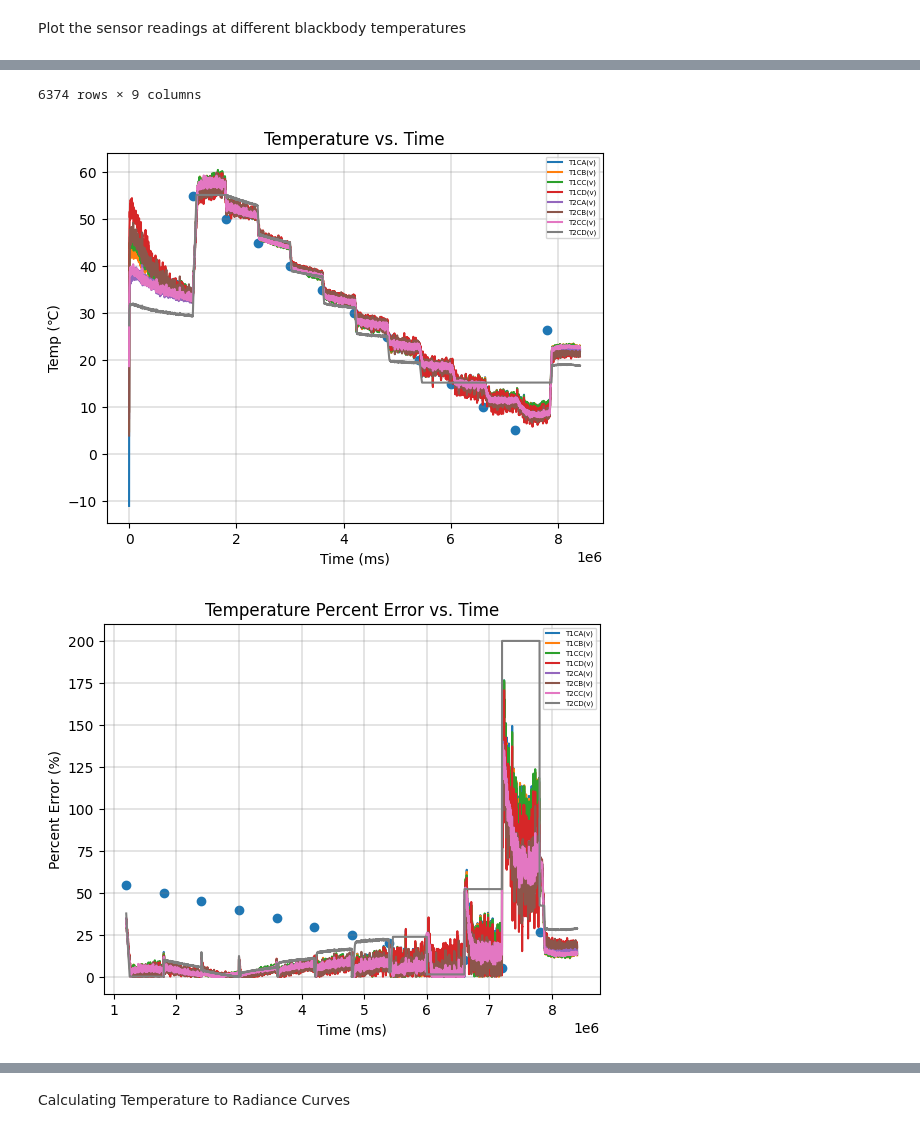
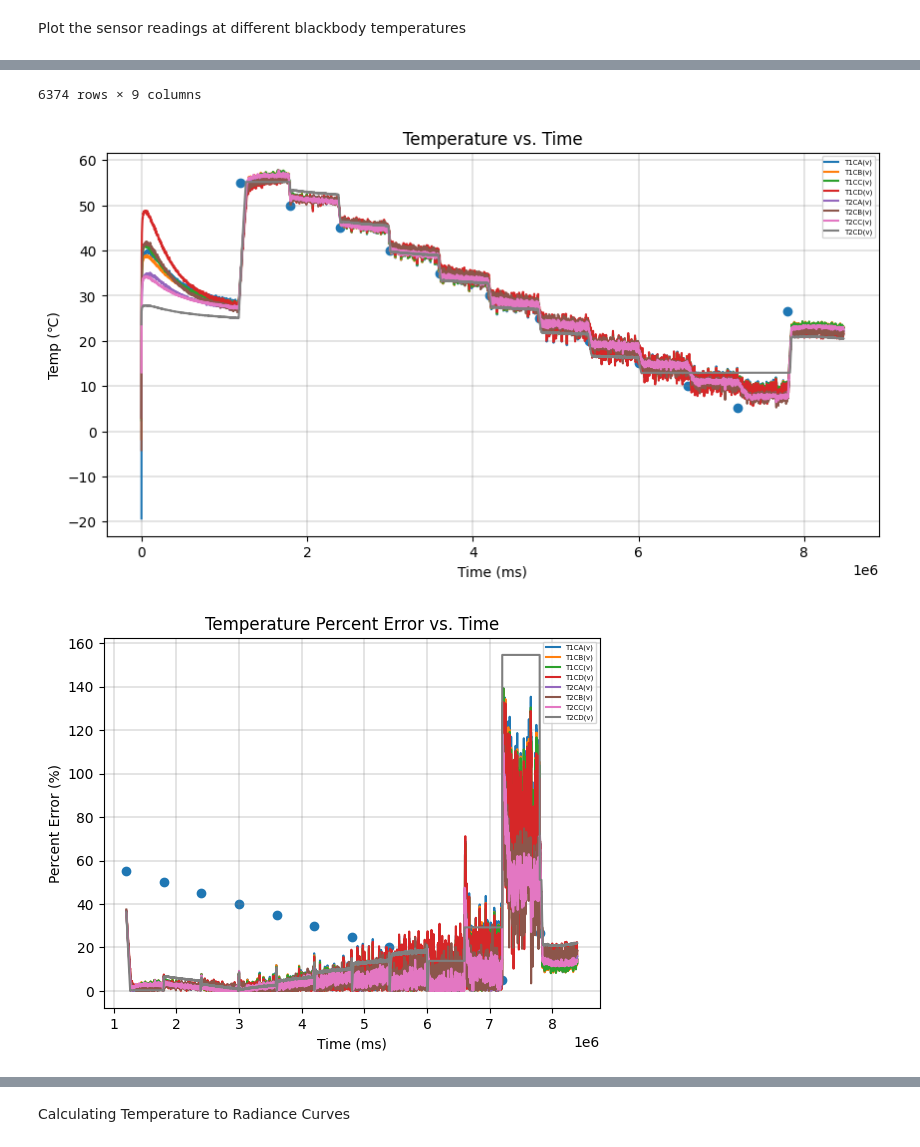
Before and after one commit to RIT-Landsat-Field-Radiometers/Chamber-Testing, a Jupyter notebook: radiometer_jupyter.ipynb, the cells around one changed output, grey strips where cells are left out. Saved outputs shown, nothing was run; the diff lists cells and outputs as text; code cells hidden in the pictures.

```diff
--- a/radiometer_jupyter.ipynb
+++ b/radiometer_jupyter.ipynb
@@ -8,7 +8,7 @@ from IPython.display import display
 from scipy.optimize import curve_fit
 
 if __name__ == '__main__':
-     sensor_file = 'Data/radiometer1_30_5-55_061623_sensor.csv'
+     sensor_file = 'Data/radiometer1_25_5-55_061523_sensor.csv'
      bb_file = 'Data/radiometer1_30_5-55_061623_BB.txt'
 
      bb_df = pd.read_csv(bb_file)
@@ -65,11 +65,15 @@ Plot the sensor readings at different blackbody temperatures
 temp_max_min = pd.DataFrame()
 temp_plots = plt.figure().tight_layout()
 i = 1
+
 for key in temp_dict:
-    plt.subplot(3, 4, i)
+    ax = plt.subplot(3, 4, i)
+    plt.subplots_adjust(left=0.1, right=1.9, bottom=0.1, top=0.9, wspace=0.1, hspace=1)
+
     plt.plot(temp_dict[key].loc[:,"Time(ms)"], temp_dict[key].loc[:,channel_col])
     plt.title(key)
     plt.ylabel("Voltage")
+    plt.xlabel("Time(ms)")
     plt.legend(channel_col, fontsize = 5)
     i += 1
     max_temp = temp_dict[key].max()
@@ -85,5 +89,6 @@ plt.show()
 # %%
-for key in temp_dict:
+#create histograms for each channel
+""" for key in temp_dict:
     plt.figure()
     temp = temp_dict[key]
     i = 1
@@ -91,5 +96,5 @@ for key in temp_dict:
         plt.subplot(2, 4, i)
         plt.hist(temp[chan], bins=30, density=True, alpha=0.6, color='g')
         plt.title(chan)
-        i += 1
+        i += 1 """
 # %% [output]
@@ -177,7 +175,8 @@ def gaussian_fit(x, A, mu, sigma):
 #obtain curves for data
 temp_popt = {}
 temp_pcov = {}
-plt.figure()
+
+fig, ax = plt.subplots(figsize = (10, 5))
 bb_index = np.arange(1.2e6,8.4e6,0.6e6)
 data_temp = data.copy()
 temp_error = pd.DataFrame()
@@ -193,7 +192,7 @@ plt.title("Temperature vs. Time")
 plt.grid(color='gray', linestyle='-', linewidth=0.3)
 plt.legend(channel_col, fontsize = 5)
 plt.scatter(bb_index, bb_df['BB Temp'])
-
+#display(data_temp)
 #Plot error
 plt.figure()
 lower_bound = 1200000
@@ -237,3 +236,3 @@ display(temp_error)
 6374 rows × 9 columns
-[figure, old version]
+[figure, new version]
-[figure, old version]
+[figure, new version]
```
Also changed, not shown: parts of 12 cells of this notebook.
